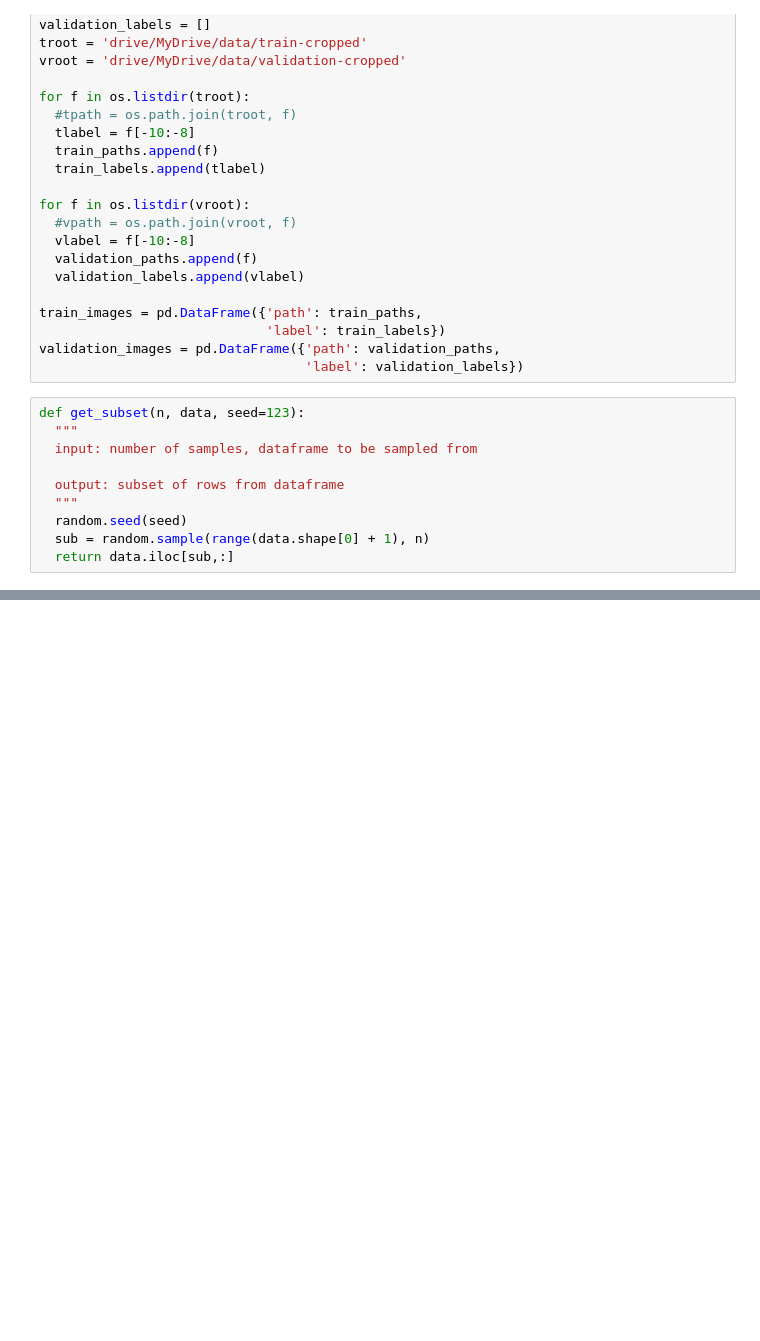
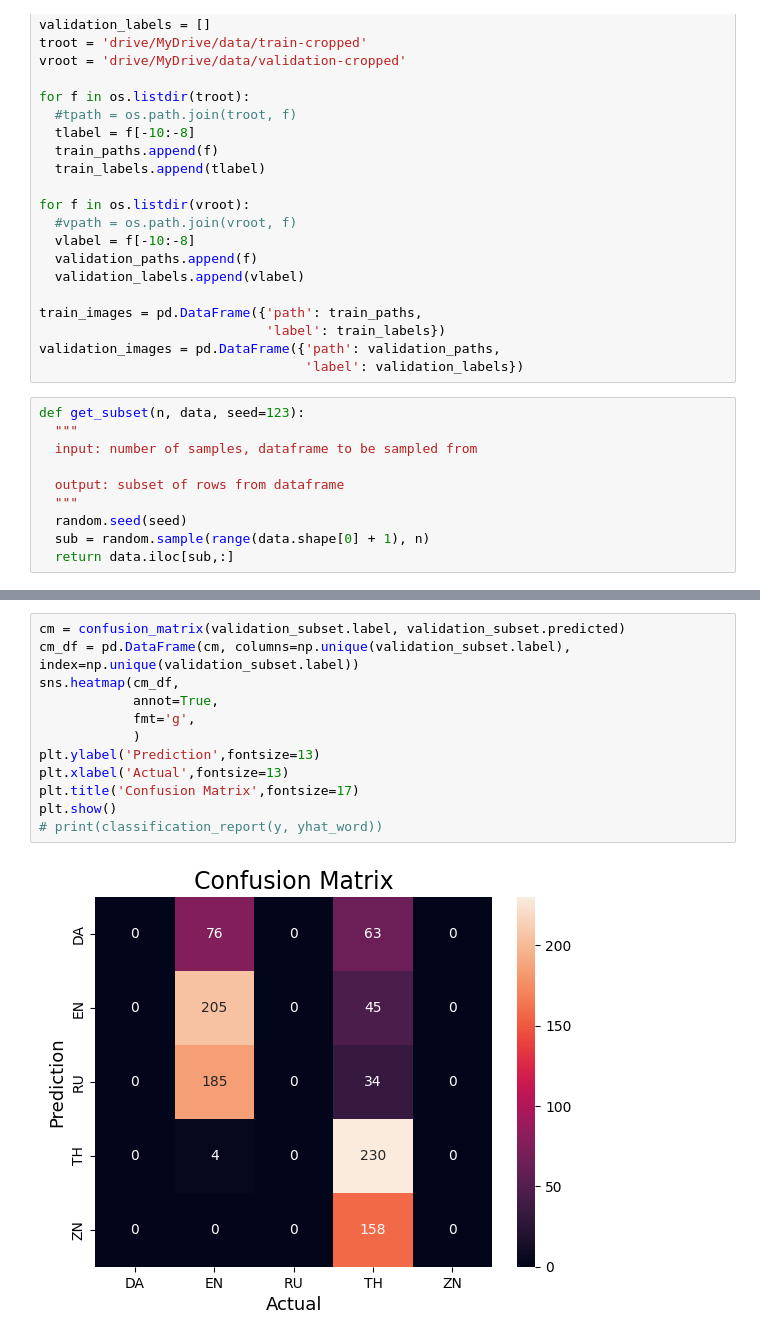
Before and after one commit to josephy02/info370-ps-07, a Jupyter notebook: INFO371_PS7.ipynb, the cells around one changed output, grey strips where cells are left out. Drawn from its saved outputs; the diff is of its cells as text; blank space fills up the shorter version.

```diff
--- a/INFO371_PS7.ipynb
+++ b/INFO371_PS7.ipynb
@@ -191,0 +270,14 @@ plt.show()
+# %%
+cm = confusion_matrix(validation_subset.label, validation_subset.predicted)
+cm_df = pd.DataFrame(cm, columns=np.unique(validation_subset.label), index=np.unique(validation_subset.label))
+sns.heatmap(cm_df,
+            annot=True,
+            fmt='g',
+            )
+plt.ylabel('Prediction',fontsize=13)
+plt.xlabel('Actual',fontsize=13)
+plt.title('Confusion Matrix',fontsize=17)
+plt.show()
+# print(classification_report(y, yhat_word))
+# %% [output]
+[figure, added]
```
Also changed, not shown: parts of 9 cells of this notebook.
